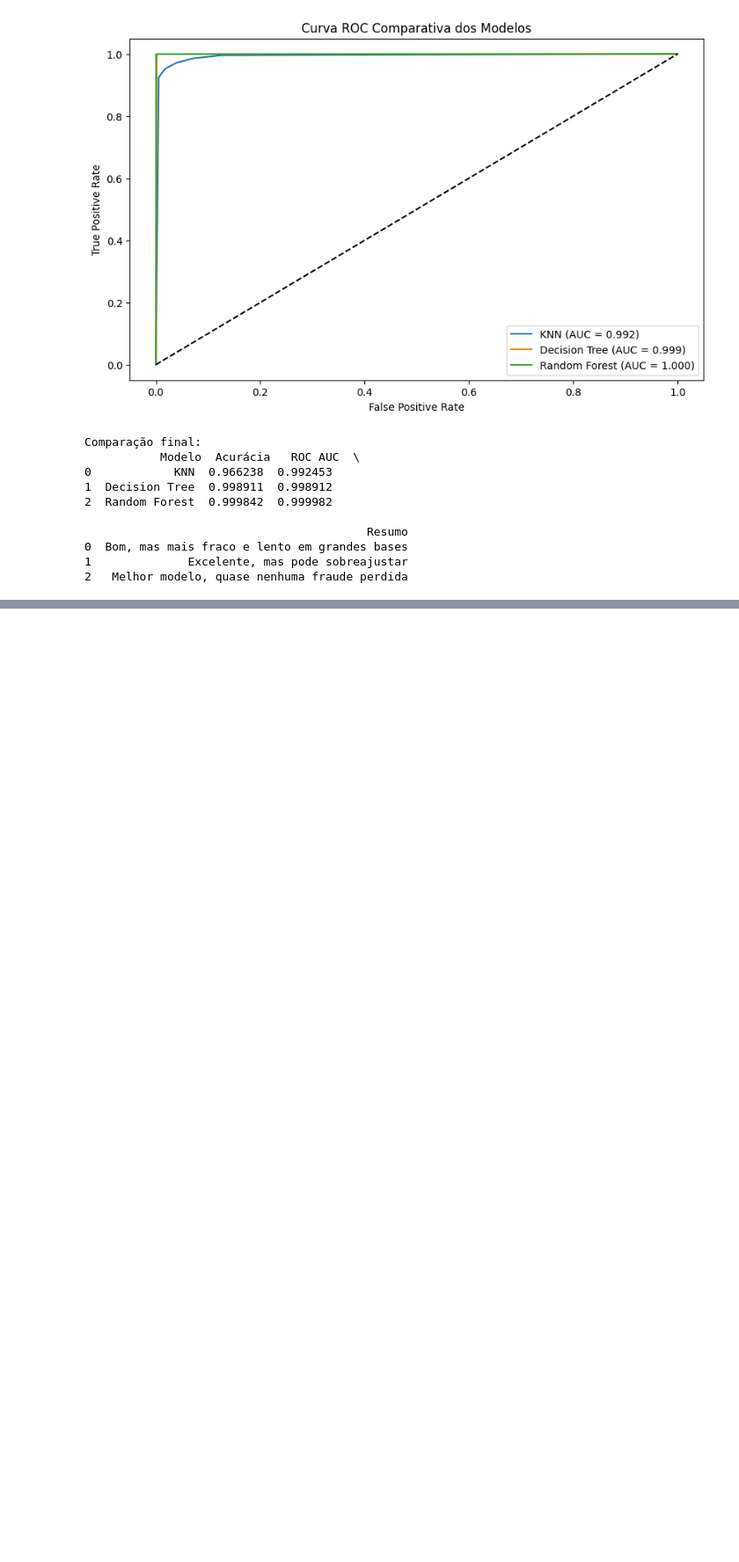
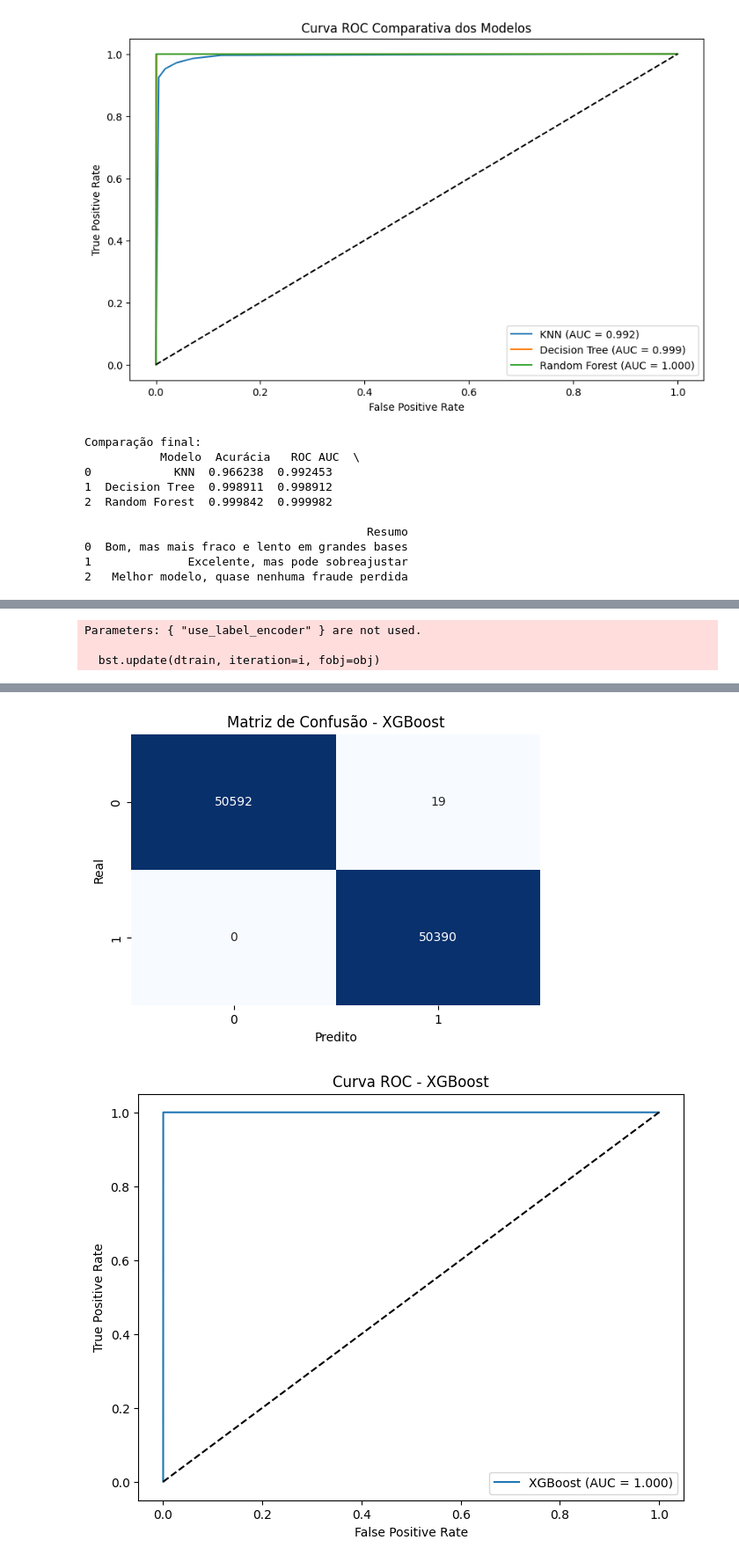
Before and after one commit to Aquiles-Moroni/fraude-cartao-credito, a Jupyter notebook: src/main.ipynb, the cells around one changed output, grey strips where cells are left out. Shown at 88% size. Cells and saved outputs as stored; diff of their text form; code cells hidden in the pictures; blank space fills up the shorter version.

```diff
--- a/src/main.ipynb
+++ b/src/main.ipynb
@@ -887,0 +733,71 @@ def avaliar_modelo(modelo, X_test, y_test, nome_modelo="Modelo"):
+# %%
+# Como melhoria implementamos um algoritmo mais avançado: XGBoost, resultando nos dados abaixo:
+
+# ========================================================
+# MODELO 4: XGBoost
+# ========================================================
+# O XGBoost é um algoritmo de boosting baseado em árvores de decisão.
+# Ele constrói várias árvores sequenciais, onde cada nova árvore corrige
+# os erros da anterior. É altamente eficiente e costuma ter desempenho
+# superior em problemas de classificação tabular.
+
+from xgboost import XGBClassifier
+from sklearn.metrics import accuracy_score, classification_report, confusion_matrix, roc_auc_score, roc_curve
+import matplotlib.pyplot as plt
+import seaborn as sns
+import pandas as pd
+
+# 1) Instanciar o modelo com hiperparâmetros básicos
+xgb = XGBClassifier(
+    n_estimators=200,        # número de árvores
+    learning_rate=0.1,       # taxa de aprendizado
+    max_depth=6,             # profundidade máxima das árvores
+    subsample=0.8,           # fração de amostras usadas em cada árvore
+    colsample_bytree=0.8,    # fração de atributos usados em cada árvore
+    random_state=42,
+    n_jobs=-1,
+    use_label_encoder=False,
+    eval_metric="logloss"    # evita warnings
+)
+
+# 2) Treinar o modelo
+xgb.fit(X_train, y_train)
+
+# 3) Fazer previsões
+y_pred_xgb = xgb.predict(X_test)
+y_proba_xgb = xgb.predict_proba(X_test)[:,1]
+
+# 4) Avaliar desempenho com métricas
+print("\n===== RESULTADOS DO MODELO XGBOOST =====")
+print("Acurácia:", accuracy_score(y_test, y_pred_xgb))
+print("ROC AUC:", roc_auc_score(y_test, y_proba_xgb))
+print("\nRelatório de Classificação:\n", classification_report(y_test, y_pred_xgb))
+print("Matriz de Confusão:\n", confusion_matrix(y_test, y_pred_xgb))
+
+# 5) Plotar matriz de confusão
+cm_xgb = confusion_matrix(y_test, y_pred_xgb)
+plt.figure(figsize=(6,4))
+sns.heatmap(cm_xgb, annot=True, fmt="d", cmap="Blues", cbar=False)
+plt.xlabel("Predito")
+plt.ylabel("Real")
+plt.title("Matriz de Confusão - XGBoost")
+plt.show()
+
+# 6) Curva ROC exclusiva do XGBoost
+fpr_xgb, tpr_xgb, _ = roc_curve(y_test, y_proba_xgb)
+plt.figure(figsize=(8,6))
+plt.plot(fpr_xgb, tpr_xgb, label=f"XGBoost (AUC = {roc_auc_score(y_test, y_proba_xgb):.3f})")
+plt.plot([0,1],[0,1],'k--')
+plt.xlabel("False Positive Rate")
+plt.ylabel("True Positive Rate")
+plt.title("Curva ROC - XGBoost")
+plt.legend()
+plt.show()
+
+# 7) Importância das features
+importances_xgb = pd.Series(xgb.feature_importances_, index=X_train.columns).sort_values(ascending=False)
+print("\nTop 10 features por importância (XGBoost):\n", importances_xgb.head(10))
+# %% [output]
+Parameters: { "use_label_encoder" } are not used.
+
+  bst.update(dtrain, iteration=i, fobj=obj)
@@ -887,0 +821,2 @@ def avaliar_modelo(modelo, X_test, y_test, nome_modelo="Modelo"):
+[figure, added]
+[figure, added]
```
Also changed, not shown: parts of 13 cells of this notebook.
